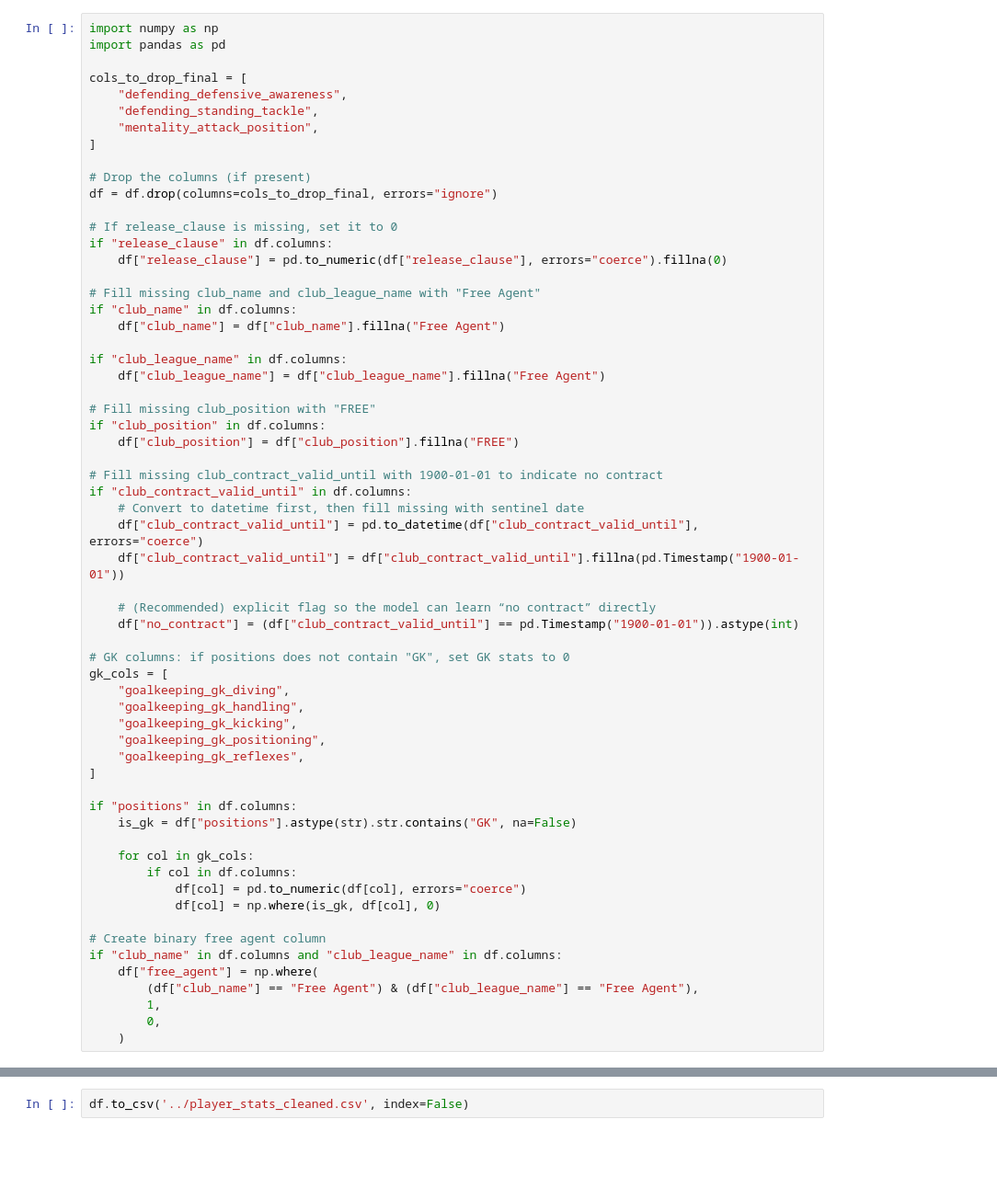
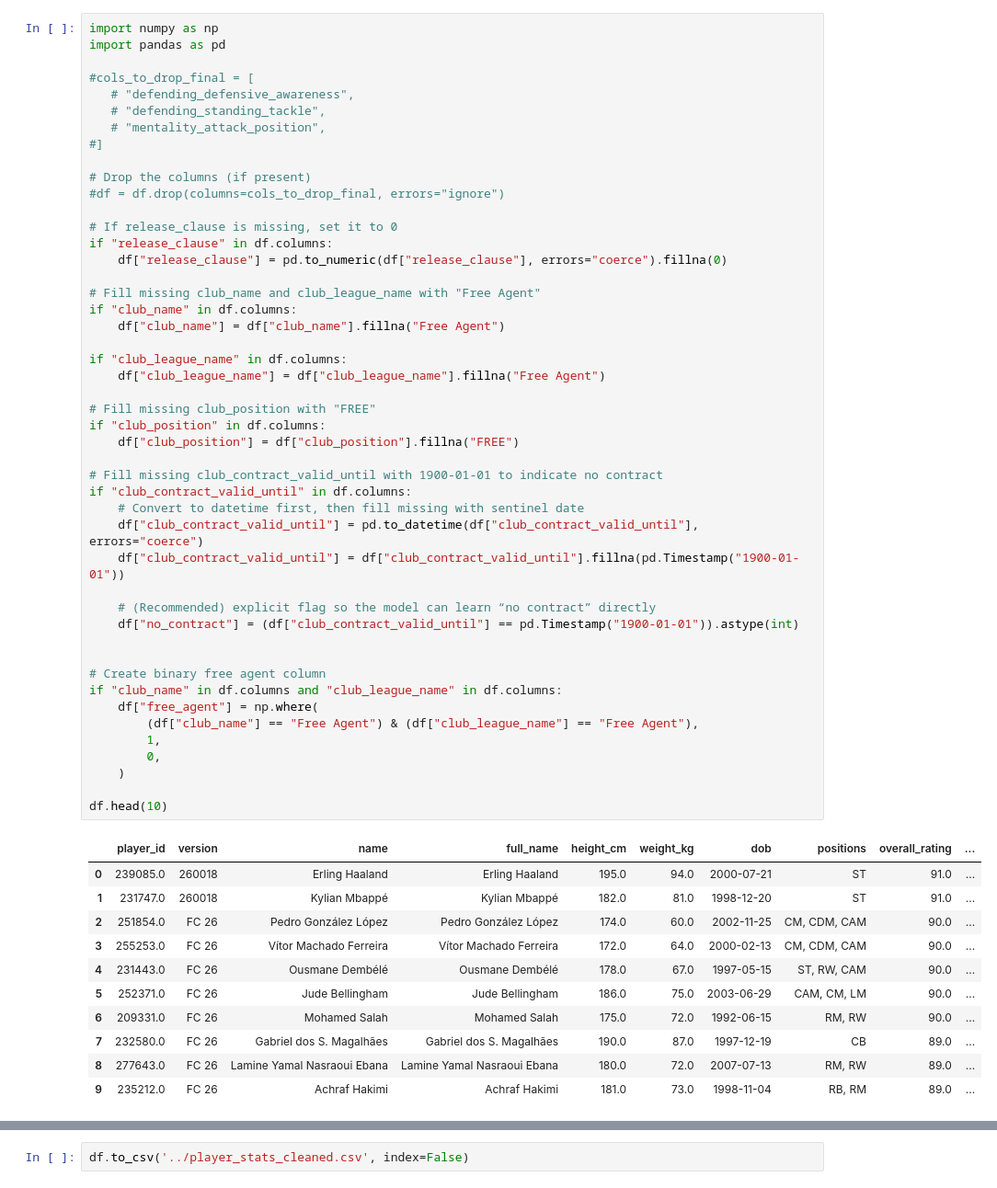
Before and after one commit to DarthJkid/Major-Project-Anglia-Ruskin, a Jupyter notebook: scripts/SoFIFA_cleaning.ipynb, the cells around one changed output, grey strips where cells are left out. Shown at 92% size. Saved outputs shown, nothing was run; the diff lists cells and outputs as text; blank space fills up the shorter version.

```diff
--- a/scripts/SoFIFA_cleaning.ipynb
+++ b/scripts/SoFIFA_cleaning.ipynb
@@ -115,60 +134,58 @@ mentality_attack_position 0.0
 import numpy as np
 import pandas as pd
 
-cols_to_drop_final = [
-    "defending_defensive_awareness",
-    "defending_standing_tackle",
-    "mentality_attack_position",
-]
+#cols_to_drop_final = [
+   # "defending_defensive_awareness",
+   # "defending_standing_tackle",
+   # "mentality_attack_position",
+#]
 
 # Drop the columns (if present)
-df = df.drop(columns=cols_to_drop_final, errors="ignore")
+#df = df.drop(columns=cols_to_drop_final, errors="ignore")
 
 # If release_clause is missing, set it to 0
 if "release_clause" in df.columns:
     df["release_clause"] = pd.to_numeric(df["release_clause"], errors="coerce").fillna(0)
 
 # Fill missing club_name and club_league_name with "Free Agent"
 if "club_name" in df.columns:
     df["club_name"] = df["club_name"].fillna("Free Agent")
 
 if "club_league_name" in df.columns:
     df["club_league_name"] = df["club_league_name"].fillna("Free Agent")
 
 # Fill missing club_position with "FREE"
 if "club_position" in df.columns:
     df["club_position"] = df["club_position"].fillna("FREE")
 
 # Fill missing club_contract_valid_until with 1900-01-01 to indicate no contract
 if "club_contract_valid_until" in df.columns:
     # Convert to datetime first, then fill missing with sentinel date
     df["club_contract_valid_until"] = pd.to_datetime(df["club_contract_valid_until"], errors="coerce")
     df["club_contract_valid_until"] = df["club_contract_valid_until"].fillna(pd.Timestamp("1900-01-01"))
 
     # (Recommended) explicit flag so the model can learn “no contract” directly
     df["no_contract"] = (df["club_contract_valid_until"] == pd.Timestamp("1900-01-01")).astype(int)
 
-# GK columns: if positions does not contain "GK", set GK stats to 0
-gk_cols = [
-    "goalkeeping_gk_diving",
-    "goalkeeping_gk_handling",
-    "goalkeeping_gk_kicking",
-    "goalkeeping_gk_positioning",
-    "goalkeeping_gk_reflexes",
-]
-
-if "positions" in df.columns:
-    is_gk = df["positions"].astype(str).str.contains("GK", na=False)
-
-    for col in gk_cols:
-        if col in df.columns:
-            df[col] = pd.to_numeric(df[col], errors="coerce")
-            df[col] = np.where(is_gk, df[col], 0)
 
 # Create binary free agent column
 if "club_name" in df.columns and "club_league_name" in df.columns:
     df["free_agent"] = np.where(
         (df["club_name"] == "Free Agent") & (df["club_league_name"] == "Free Agent"),
         1,
         0,
     )
+
+df.head(10)
+# %% [output]
+|  | player_id | version | name | full_name | height_cm | weight_kg | dob | positions | overall_rating | ... |
+| 0 | 239085.0 | 260018 | Erling Haaland | Erling Haaland | 195.0 | 94.0 | 2000-07-21 | ST | 91.0 | ... |
+| 1 | 231747.0 | 260018 | Kylian Mbappé | Kylian Mbappé | 182.0 | 81.0 | 1998-12-20 | ST | 91.0 | ... |
+| 2 | 251854.0 | FC 26 | Pedro González López | Pedro González López | 174.0 | 60.0 | 2002-11-25 | CM, CDM, CAM | 90.0 | ... |
+| 3 | 255253.0 | FC 26 | Vítor Machado Ferreira | Vítor Machado Ferreira | 172.0 | 64.0 | 2000-02-13 | CM, CDM, CAM | 90.0 | ... |
+| 4 | 231443.0 | FC 26 | Ousmane Dembélé | Ousmane Dembélé | 178.0 | 67.0 | 1997-05-15 | ST, RW, CAM | 90.0 | ... |
+| 5 | 252371.0 | FC 26 | Jude Bellingham | Jude Bellingham | 186.0 | 75.0 | 2003-06-29 | CAM, CM, LM | 90.0 | ... |
+| 6 | 209331.0 | FC 26 | Mohamed Salah | Mohamed Salah | 175.0 | 72.0 | 1992-06-15 | RM, RW | 90.0 | ... |
+| 7 | 232580.0 | FC 26 | Gabriel dos S. Magalhães | Gabriel dos S. Magalhães | 190.0 | 87.0 | 1997-12-19 | CB | 89.0 | ... |
+| 8 | 277643.0 | FC 26 | Lamine Yamal Nasraoui Ebana | Lamine Yamal Nasraoui Ebana | 180.0 | 72.0 | 2007-07-13 | RM, RW | 89.0 | ... |
+| 9 | 235212.0 | FC 26 | Achraf Hakimi | Achraf Hakimi | 181.0 | 73.0 | 1998-11-04 | RB, RM | 89.0 | ... |
```
Also changed, not shown: parts of 12 cells of this notebook, 1 other file.
